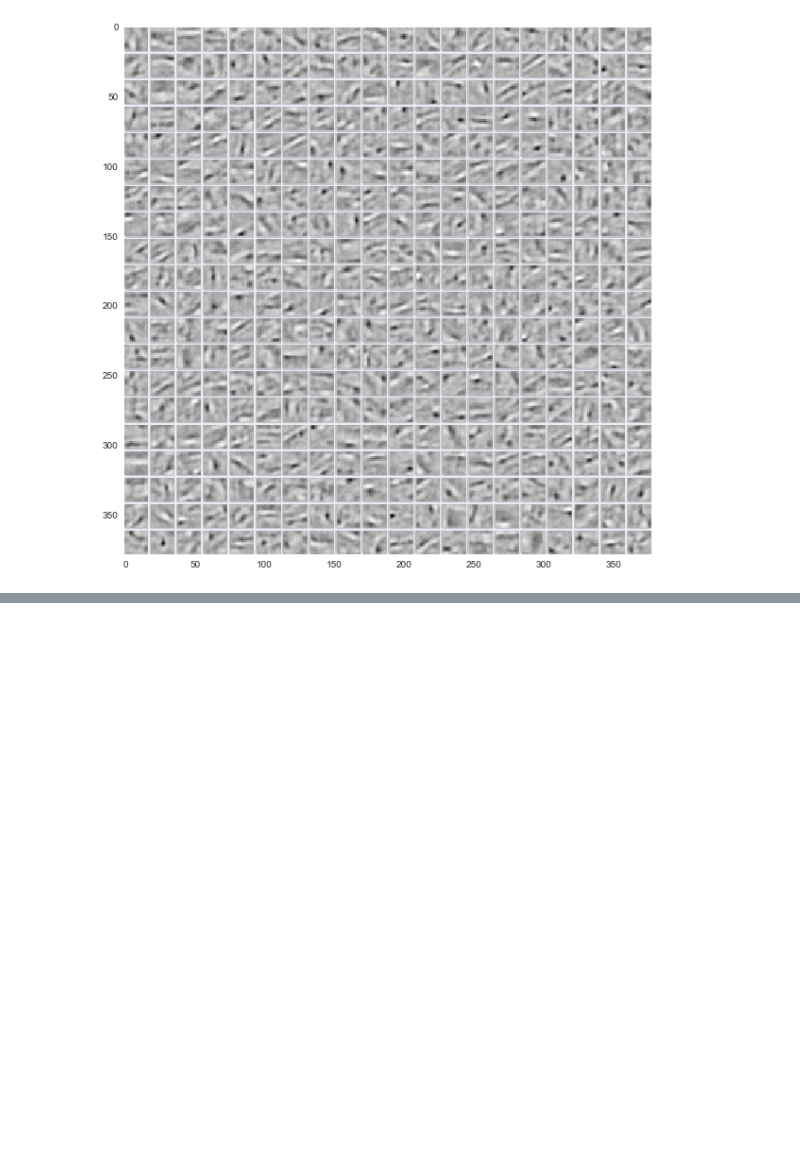
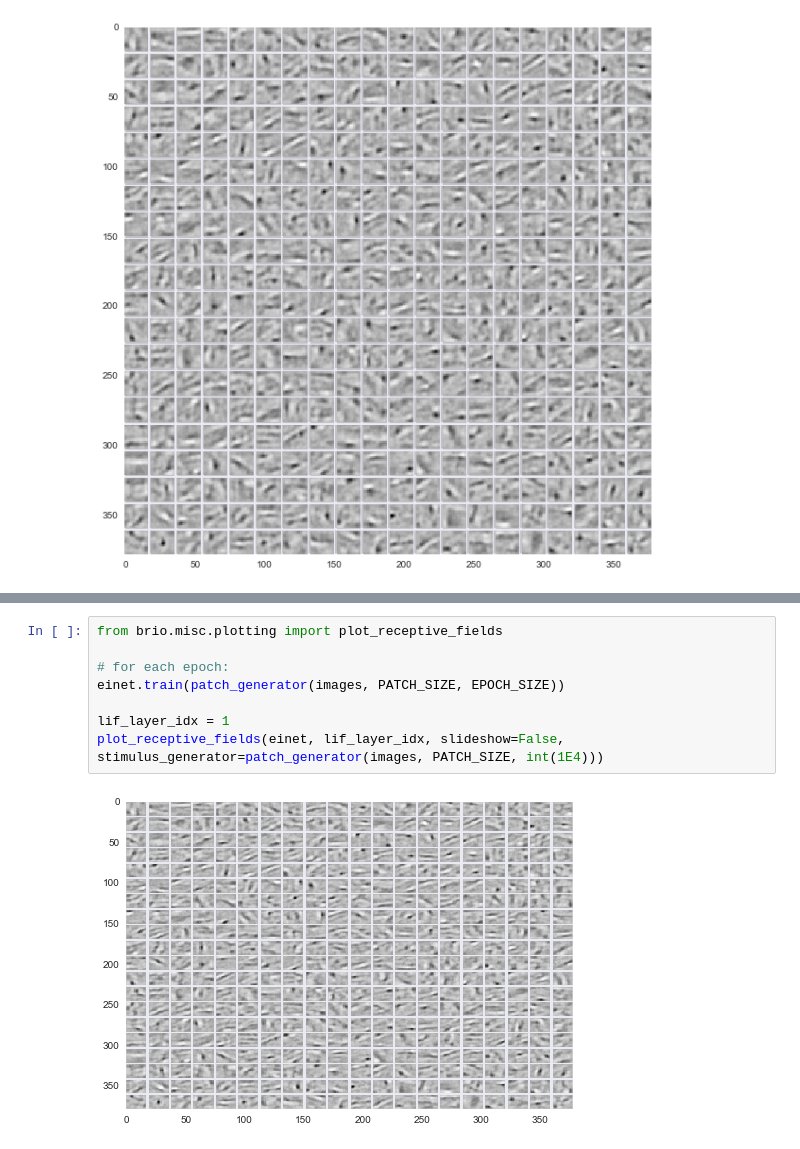
Before and after one commit to rueberger/brio, a Jupyter notebook: examples/SAILnet.ipynb, the cells around one changed output, grey strips where cells are left out. Drawn from its saved outputs; the diff is of its cells as text; blank space fills up the shorter version.

```diff
--- a/examples/SAILnet.ipynb
+++ b/examples/SAILnet.ipynb
@@ -182,0 +189,10 @@ for epoch_idx in xrange(N_EPOCHS):
+# %%
+from brio.misc.plotting import plot_receptive_fields
+
+# for each epoch:
+einet.train(patch_generator(images, PATCH_SIZE, EPOCH_SIZE))
+
+lif_layer_idx = 1
+plot_receptive_fields(einet, lif_layer_idx, slideshow=False, stimulus_generator=patch_generator(images, PATCH_SIZE, int(1E4)))
+# %% [output]
+[figure, added]
```
Also changed, not shown: parts of 2 cells of this notebook.
